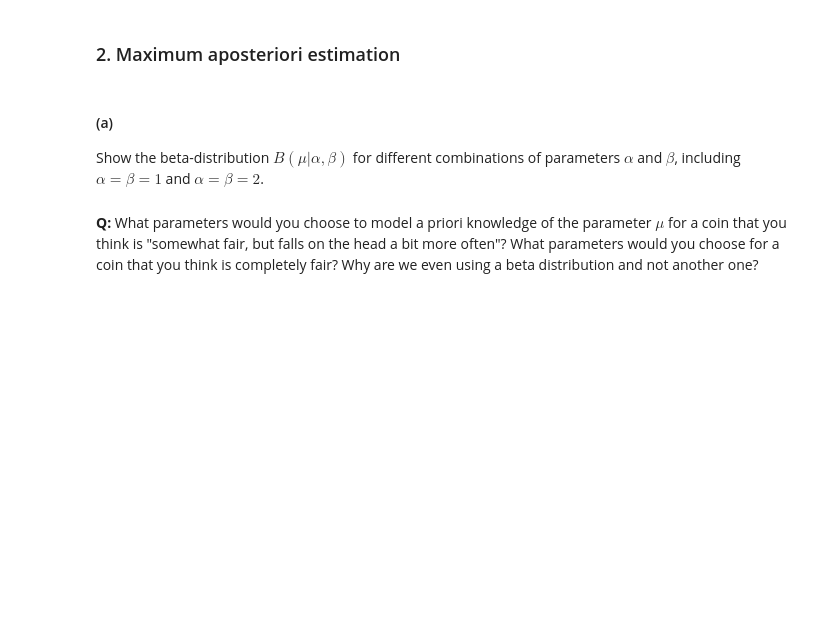
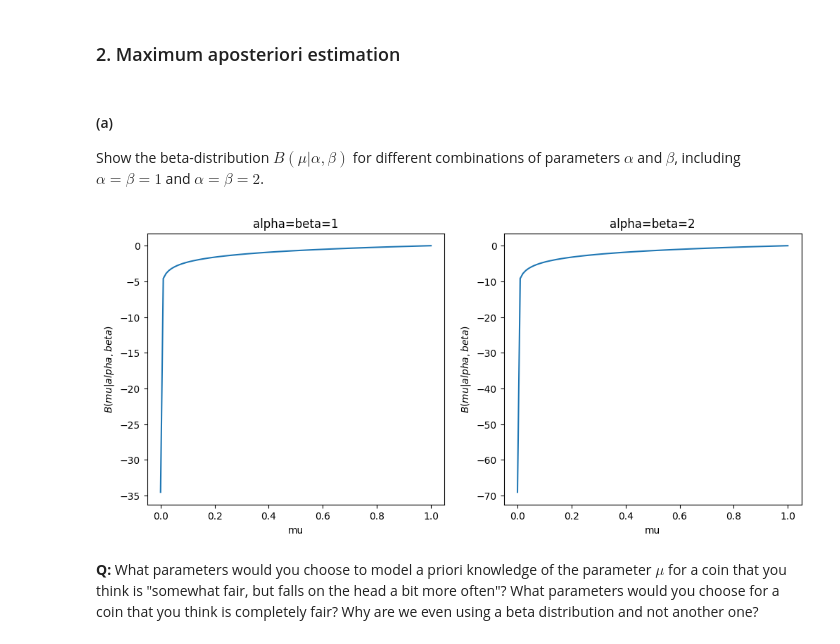
Before and after one commit to Emsamax/ML_croatia, a Jupyter notebook: ML1-2025-LAB4.ipynb, the cells around one changed output. Drawn from its saved outputs; the diff is of its cells as text; code cells hidden in the pictures; blank space fills up the shorter version.

```diff
--- a/ML1-2025-LAB4.ipynb
+++ b/ML1-2025-LAB4.ipynb
@@ -162,3 +204,29 @@ from scipy.stats import beta
+# %%
+from scipy.stats import beta
+
+def ln_L(mu, N, m):
+    # in case log 0
+    eps = 1e-15
+    return m * np.log(mu + eps) + (N - m) * np.log(1 - mu + eps)
+
+
+plt.figure(figsize=(12, 5))
+mu_values = np.linspace(0, 1, 100)
+plt.subplot(1, 2, 1)
+plt.plot(mu_values, ln_L(mu_values, 1, 1), label='beta-distribution')
+plt.title('alpha=beta=1')
+plt.xlabel('mu')
+plt.ylabel('$B(mu|alpha,beta)$')
+
+plt.subplot(1, 2, 2)
+plt.plot(mu_values, ln_L(mu_values, 2, 2), label='beta-distribution')
+plt.title('alpha=beta=2')
+plt.xlabel('mu')
+plt.ylabel('$B(mu|alpha,beta)$')
+
+plt.show()
+# %% [output]
+[figure, added]
 # %% [markdown]
 **Q:** What parameters would you choose to model a priori knowledge of the parameter $\mu$ for a coin that you think is "somewhat fair, but falls on the head a bit more often"? What parameters would you choose for a coin that you think is completely fair? Why are we even using a beta distribution and not another one?
 # %% [markdown]
```
Also changed, not shown: parts of 24 cells of this notebook.
